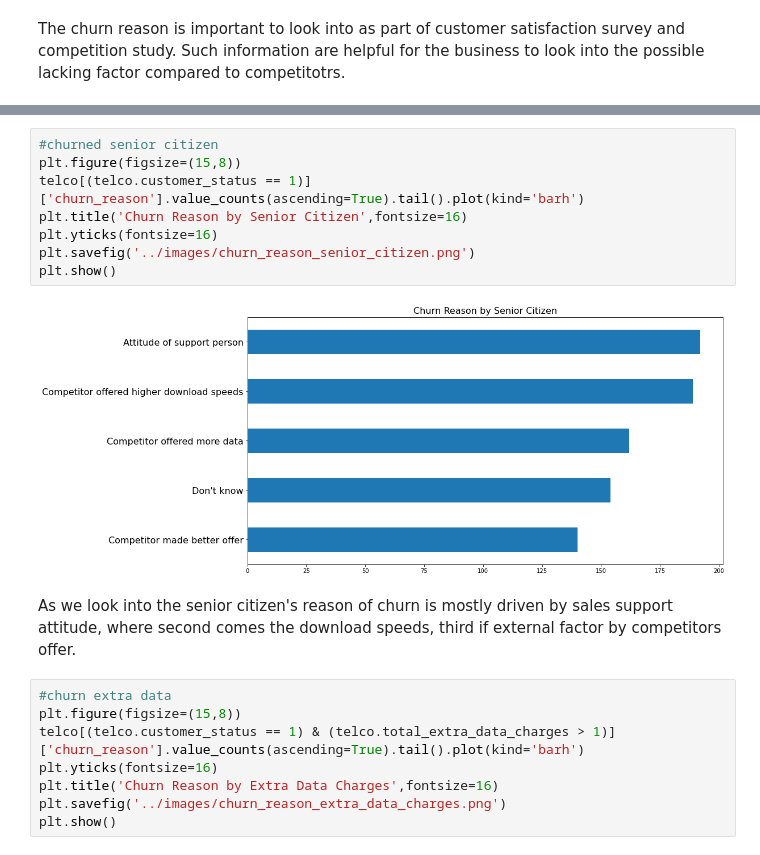
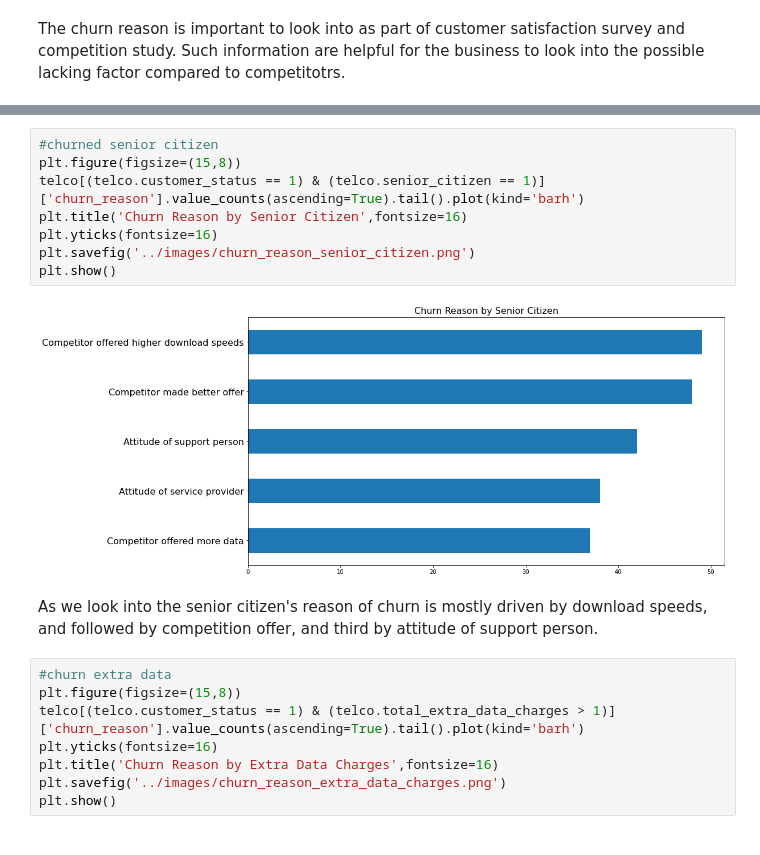
Before and after one commit to JeanLiew/Customer_Attrition_Model, a Jupyter notebook: code/02_EDA.ipynb, the cells around one changed output, grey strips where cells are left out. Cells and saved outputs as stored; diff of their text form.

```diff
--- a/code/02_EDA.ipynb
+++ b/code/02_EDA.ipynb
@@ -762,15 +831,15 @@ The churn reason is important to look into as part of customer satisfaction surv
 # %%
 #churned senior citizen
 plt.figure(figsize=(15,8))
-telco[(telco.customer_status == 1)]['churn_reason'].value_counts(ascending=True).tail().plot(kind='barh')
+telco[(telco.customer_status == 1) & (telco.senior_citizen == 1)]['churn_reason'].value_counts(ascending=True).tail().plot(kind='barh')
 plt.title('Churn Reason by Senior Citizen',fontsize=16)
 plt.yticks(fontsize=16)
 plt.savefig('../images/churn_reason_senior_citizen.png')
 plt.show()
 # %% [output]
-[figure, old version]
+[figure, new version]
 # %% [markdown]
-As we look into the senior citizen's reason of churn is mostly driven by sales support attitude, where second comes the download speeds, third if external factor by competitors offer.
+As we look into the senior citizen's reason of churn is mostly driven by download speeds, and followed by competition offer, and third by attitude of support person.
 # %%
 #churn extra data
 plt.figure(figsize=(15,8))
```
Also changed, not shown: parts of 17 cells of this notebook, 23 other files.
